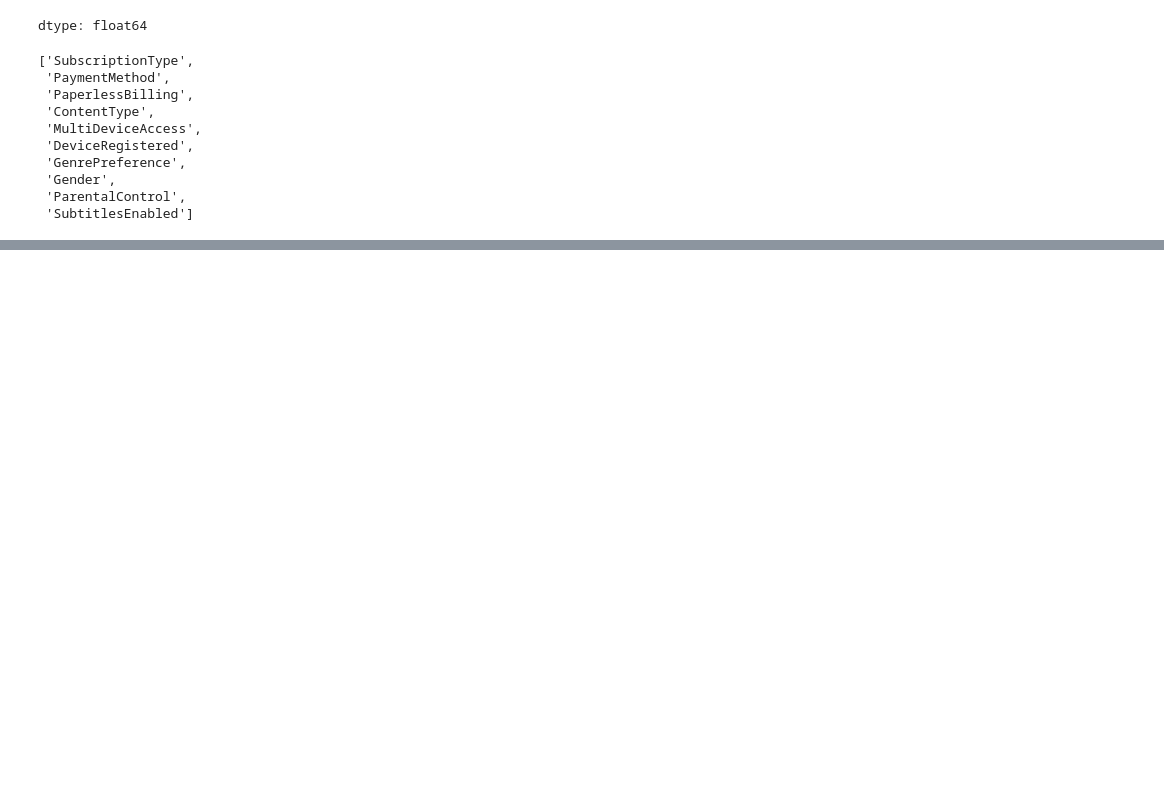
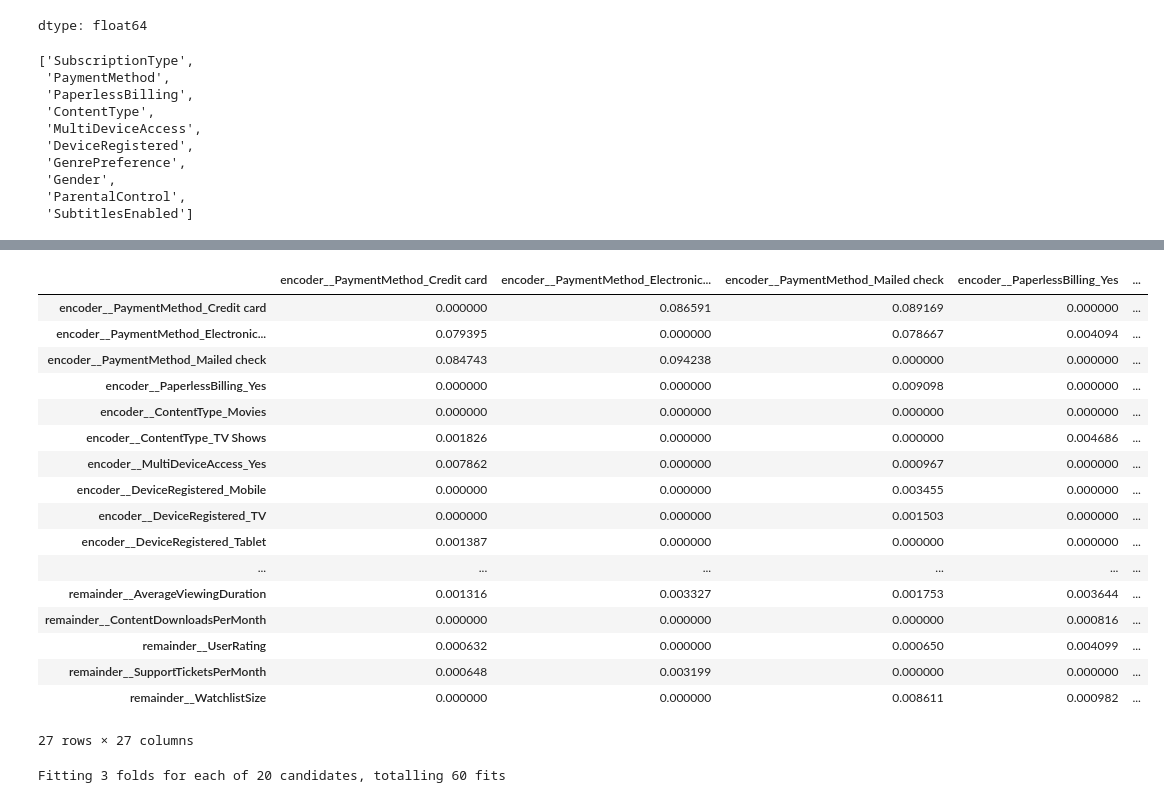
Before and after one commit to ShazanRafi/saas-churn-prediction, a Jupyter notebook: SaaS_Churning_Prediction.ipynb, the cells around one changed output, grey strips where cells are left out. Drawn from its saved outputs; the diff is of its cells as text; code cells hidden in the pictures; blank space fills up the shorter version.

```diff
--- a/SaaS_Churning_Prediction.ipynb
+++ b/SaaS_Churning_Prediction.ipynb
@@ -228,3 +305,40 @@ X_train, X_test, y_train, y_test = train_test_split(X, y, test_size=0.2, random_
+# %%
+from sklearn.feature_selection import mutual_info_regression
+
+def mutual_info_matrix(df):
+    cols = df.columns
+    mi_matrix = pd.DataFrame(index=cols, columns=cols)
+
+    for col1 in cols:
+        for col2 in cols:
+            if col1 == col2:
+                mi_matrix.loc[col1, col2] = 0
+            else:
+                mi = mutual_info_regression(df[[col1]], df[col2])[0]
+                mi_matrix.loc[col1, col2] = mi
+
+    return mi_matrix.astype(float)
+# %%
+mutual_info_matrix(transformed_x_train)
+# %% [output]
+|  | encoder__PaymentMethod_Credit card | encoder__PaymentMethod_Electronic... | encoder__PaymentMethod_Mailed check | encoder__PaperlessBilling_Yes | ... |
+| encoder__PaymentMethod_Credit card | 0.000000 | 0.086591 | 0.089169 | 0.000000 | ... |
+| encoder__PaymentMethod_Electronic... | 0.079395 | 0.000000 | 0.078667 | 0.004094 | ... |
+| encoder__PaymentMethod_Mailed check | 0.084743 | 0.094238 | 0.000000 | 0.000000 | ... |
+| encoder__PaperlessBilling_Yes | 0.000000 | 0.000000 | 0.009098 | 0.000000 | ... |
+| encoder__ContentType_Movies | 0.000000 | 0.000000 | 0.000000 | 0.000000 | ... |
+| encoder__ContentType_TV Shows | 0.001826 | 0.000000 | 0.000000 | 0.004686 | ... |
+| encoder__MultiDeviceAccess_Yes | 0.007862 | 0.000000 | 0.000967 | 0.000000 | ... |
+| encoder__DeviceRegistered_Mobile | 0.000000 | 0.000000 | 0.003455 | 0.000000 | ... |
+| encoder__DeviceRegistered_TV | 0.000000 | 0.000000 | 0.001503 | 0.000000 | ... |
+| encoder__DeviceRegistered_Tablet | 0.001387 | 0.000000 | 0.000000 | 0.000000 | ... |
+| ... | ... | ... | ... | ... | ... |
+| remainder__AverageViewingDuration | 0.001316 | 0.003327 | 0.001753 | 0.003644 | ... |
+| remainder__ContentDownloadsPerMonth | 0.000000 | 0.000000 | 0.000000 | 0.000816 | ... |
+| remainder__UserRating | 0.000632 | 0.000000 | 0.000650 | 0.004099 | ... |
+| remainder__SupportTicketsPerMonth | 0.000648 | 0.003199 | 0.000000 | 0.000000 | ... |
+| remainder__WatchlistSize | 0.000000 | 0.000000 | 0.008611 | 0.000982 | ... |
+27 rows × 27 columns
 # %%
 class FeatureConstructor(BaseEstimator, TransformerMixin):
 
@@ -266,0 +423,15 @@ class FeatureConstructor(BaseEstimator, TransformerMixin):
+# %%
+search = RandomizedSearchCV(
+    pipeline,
+    param_distributions=param_dist,
+    n_iter=20,
+    scoring='f1',
+    cv=3,
+    verbose=2,
+    n_jobs=-1,
+    random_state=42
+)
+
+search.fit(X_train, y_train)
+# %% [output]
+Fitting 3 folds for each of 20 candidates, totalling 60 fits
```
Also changed, not shown: parts of 23 cells of this notebook.
